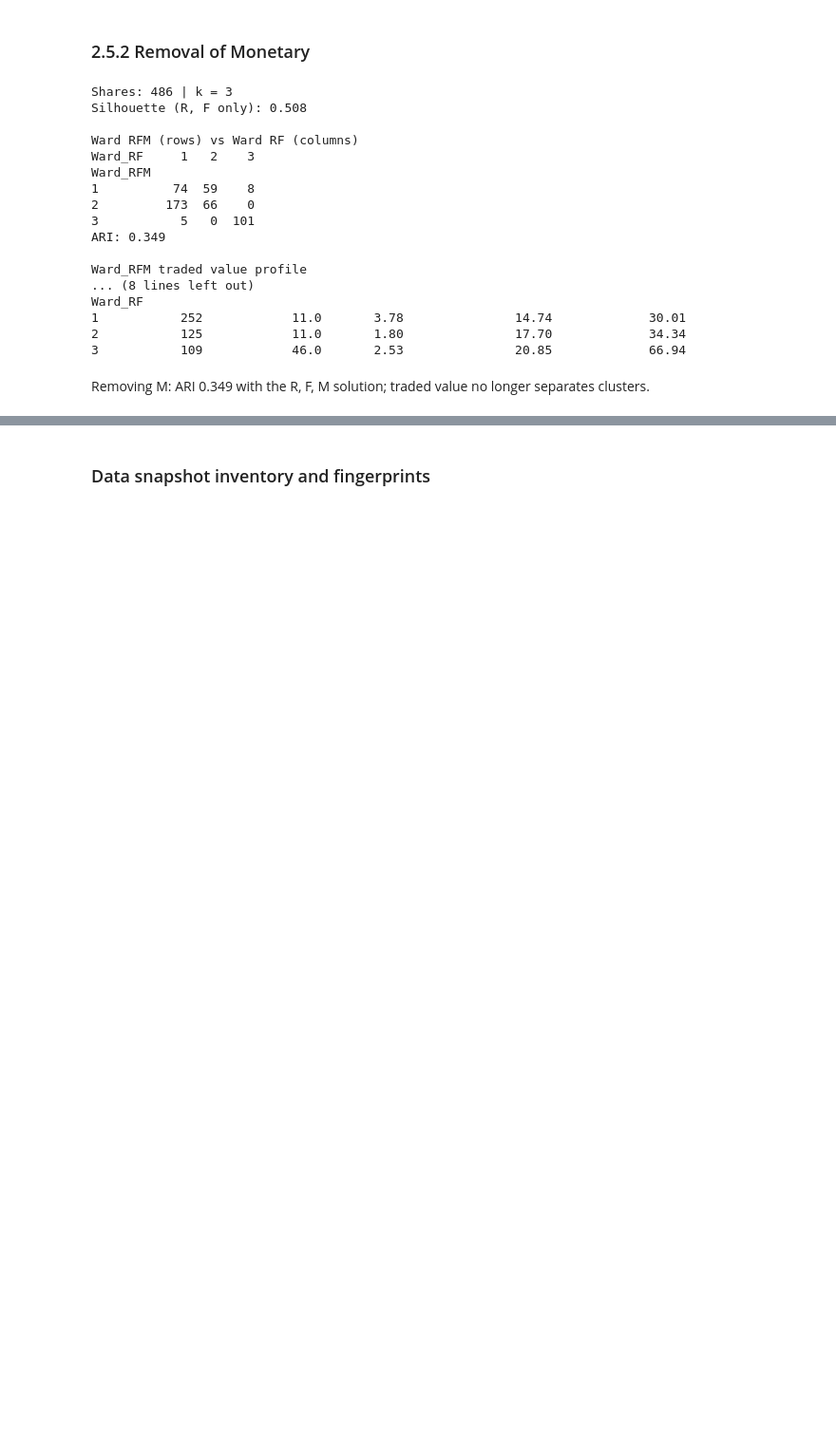
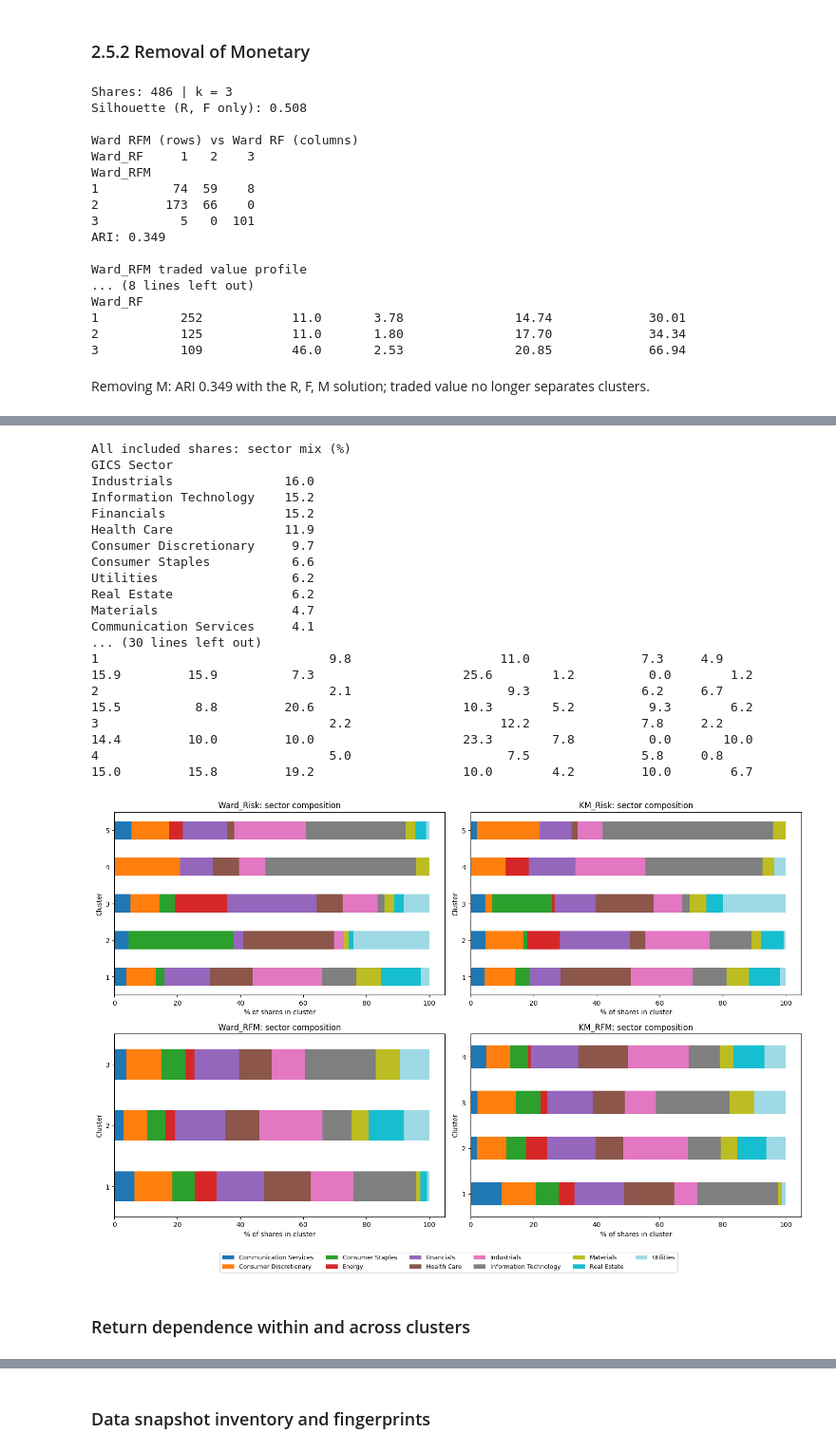
Before and after one commit to Thisen438/CRM-Coursework, a Jupyter notebook: CWK1_Stock_Segmentation_RFM.ipynb, the cells around one changed output, grey strips where cells are left out. Shown at 95% size. Saved outputs shown, nothing was run; the diff lists cells and outputs as text; code cells hidden in the pictures; blank space fills up the shorter version.

```diff
--- a/CWK1_Stock_Segmentation_RFM.ipynb
+++ b/CWK1_Stock_Segmentation_RFM.ipynb
@@ -1152,0 +1155,39 @@ Removing M: ARI 0.349 with the R, F, M solution; traded value no longer separate
+# %%
+print("All included shares: sector mix (%)")
+print((data["GICS Sector"].value_counts(normalize=True) * 100).round(1).to_string())
+
+fig, axes = plt.subplots(2, 2, figsize=(15, 10))
+for ax, col in zip(axes.flat, ["Ward_Risk", "KM_Risk", "Ward_RFM", "KM_RFM"]):
+    comp = pd.crosstab(data[col], data["GICS Sector"], normalize="index") * 100
+    print(f"\n{col}: sector share of each cluster (%)")
+    print(comp.round(1).to_string())
+    comp.plot(kind="barh", stacked=True, ax=ax, legend=False, colormap="tab20")
+    ax.set_title(f"{col}: sector composition")
+    ax.set_xlabel("% of shares in cluster")
+    ax.set_ylabel("Cluster")
+handles, labels = axes[0, 0].get_legend_handles_labels()
+fig.legend(handles, labels, loc="lower center", ncol=6, fontsize=9)
+plt.tight_layout(rect=[0, 0.06, 1, 1])
+plt.savefig("data/sector_composition.png", dpi=150)
+plt.show()
+# %% [output]
+All included shares: sector mix (%)
+GICS Sector
+Industrials               16.0
+Information Technology    15.2
+Financials                15.2
+Health Care               11.9
+Consumer Discretionary     9.7
+Consumer Staples           6.6
+Utilities                  6.2
+Real Estate                6.2
+Materials                  4.7
+Communication Services     4.1
+... (30 lines left out)
+1                               9.8                    11.0               7.3     4.9        15.9         15.9          7.3                    25.6        1.2          0.0        1.2
+2                               2.1                     9.3               6.2     6.7        15.5          8.8         20.6                    10.3        5.2          9.3        6.2
+3                               2.2                    12.2               7.8     2.2        14.4         10.0         10.0                    23.3        7.8          0.0       10.0
+4                               5.0                     7.5               5.8     0.8        15.0         15.8         19.2                    10.0        4.2         10.0        6.7
+[figure, added]
+# %% [markdown]
+### Return dependence within and across clusters
```
Also changed, not shown: parts of 27 cells of this notebook, 1 other file.
